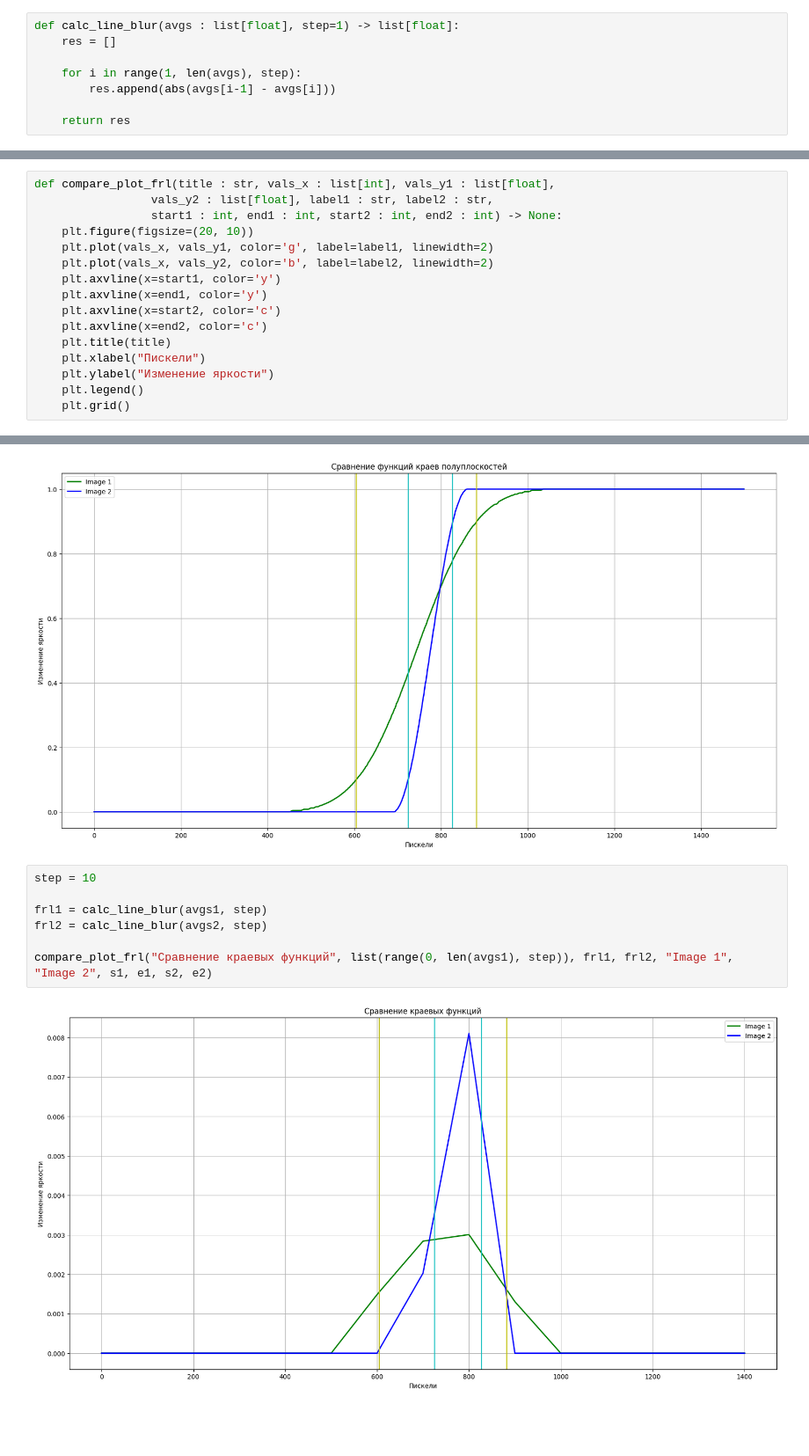
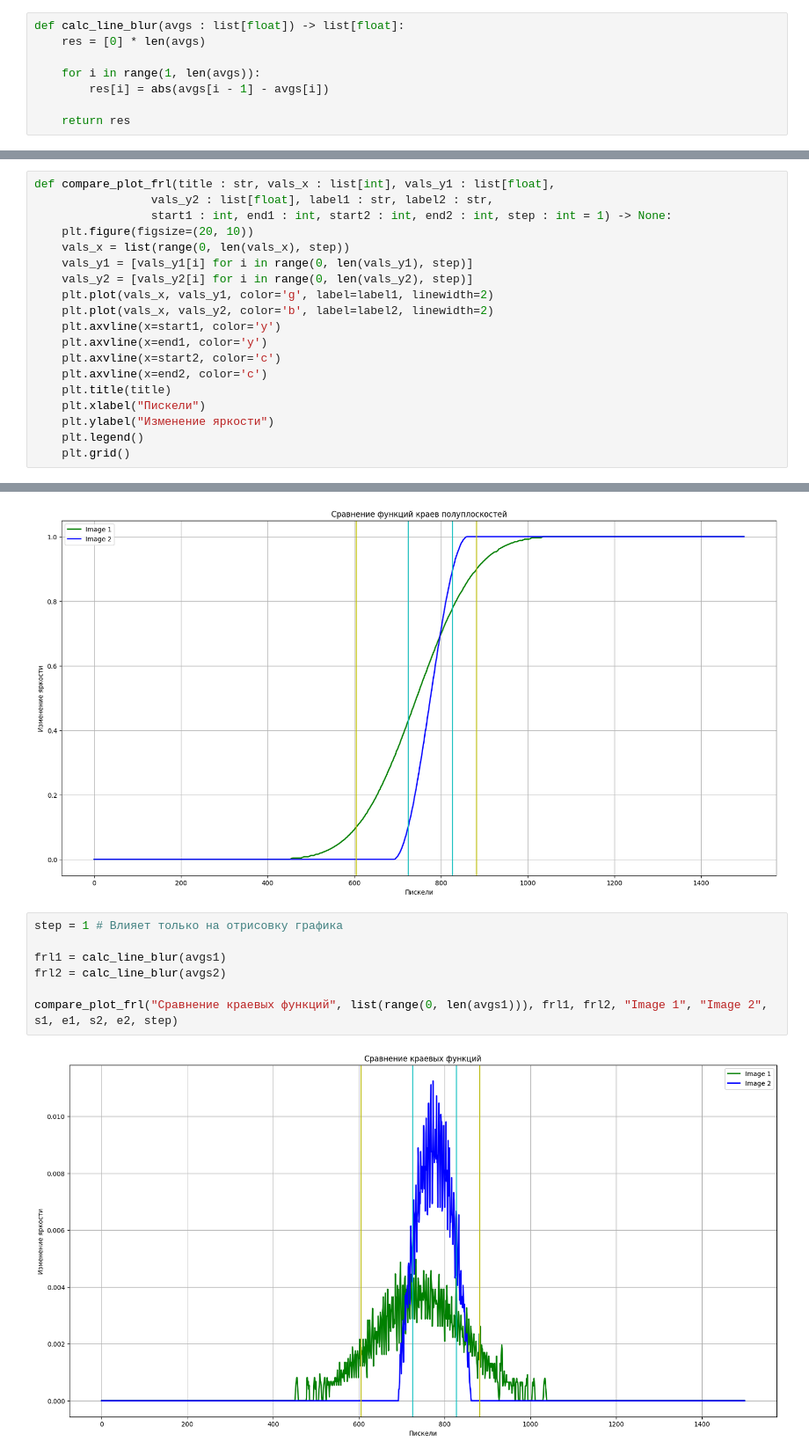
Before and after one commit to AlexOS12/mpo_cv_25, a Jupyter notebook: 3 Функция модуляции передачи/asd.ipynb, the cells around one changed output, grey strips where cells are left out. Shown at 88% size. Drawn from its saved outputs; the diff is of its cells as text; blank space fills up the shorter version.

```diff
--- a/3 Функция модуляции передачи/asd.ipynb
+++ b/3 Функция модуляции передачи/asd.ipynb
@@ -28,11 +28,11 @@ def get_avg_row_colors(image : ImageFile, step : int) -> list[float]:
 
     return avgs
 # %%
-def calc_line_blur(avgs : list[float], step=1) -> list[float]:
-    res = []
+def calc_line_blur(avgs : list[float]) -> list[float]:
+    res = [0] * len(avgs)
 
-    for i in range(1, len(avgs), step):
-        res.append(abs(avgs[i-1] - avgs[i]))
+    for i in range(1, len(avgs)):
+        res[i] = abs(avgs[i - 1] - avgs[i])
 
     return res
 # %%
@@ -85,8 +85,11 @@ def compare_plot(title : str, vals_x : list[int], vals_y1 : list[float],
 # %%
 def compare_plot_frl(title : str, vals_x : list[int], vals_y1 : list[float],
                  vals_y2 : list[float], label1 : str, label2 : str,
-                 start1 : int, end1 : int, start2 : int, end2 : int) -> None:
+                 start1 : int, end1 : int, start2 : int, end2 : int, step : int = 1) -> None:
     plt.figure(figsize=(20, 10))
+    vals_x = list(range(0, len(vals_x), step))
+    vals_y1 = [vals_y1[i] for i in range(0, len(vals_y1), step)]
+    vals_y2 = [vals_y2[i] for i in range(0, len(vals_y2), step)]
     plt.plot(vals_x, vals_y1, color='g', label=label1, linewidth=2)
     plt.plot(vals_x, vals_y2, color='b', label=label2, linewidth=2)
     plt.axvline(x=start1, color='y')
@@ -121,11 +124,11 @@ compare_plot_frl("Сравнение функций краев полуплос
 # %% [output]
 [figure]
 # %%
-step = 10
+step = 1 # Влияет только на отрисовку графика
 
-frl1 = calc_line_blur(avgs1, step)
-frl2 = calc_line_blur(avgs2, step)
+frl1 = calc_line_blur(avgs1)
+frl2 = calc_line_blur(avgs2)
 
-compare_plot_frl("Сравнение краевых функций", list(range(0, len(avgs1), step)), frl1, frl2, "Image 1", "Image 2", s1, e1, s2, e2)
+compare_plot_frl("Сравнение краевых функций", list(range(0, len(avgs1))), frl1, frl2, "Image 1", "Image 2", s1, e1, s2, e2, step)
 # %% [output]
-[figure, old version]
+[figure, new version]
```
Also changed, not shown: parts of 1 cell of this notebook.
